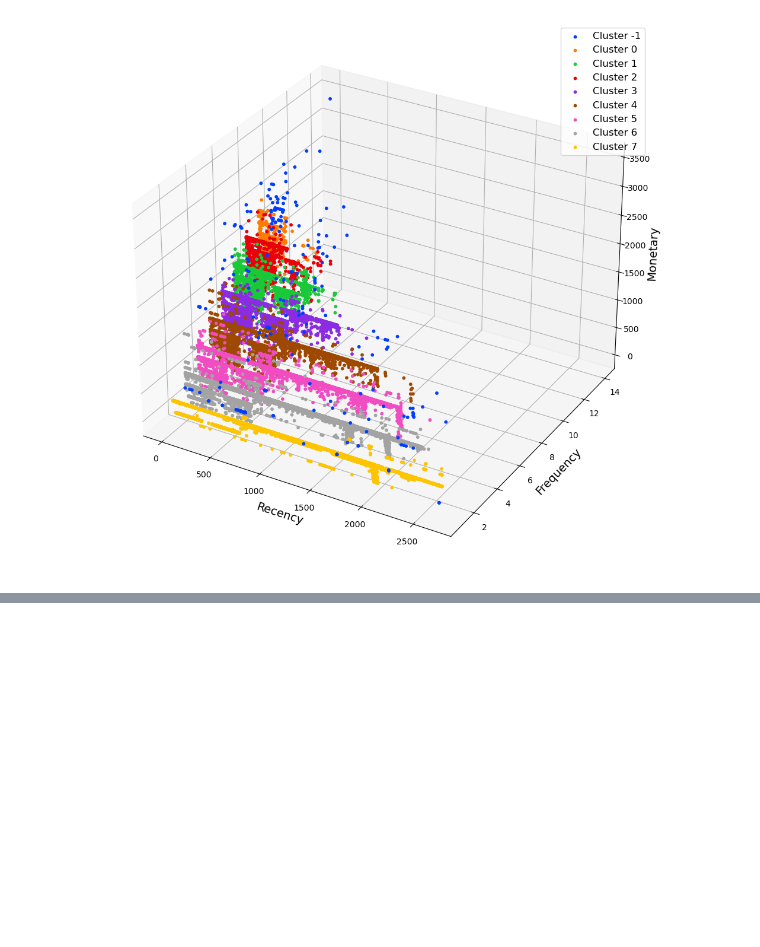
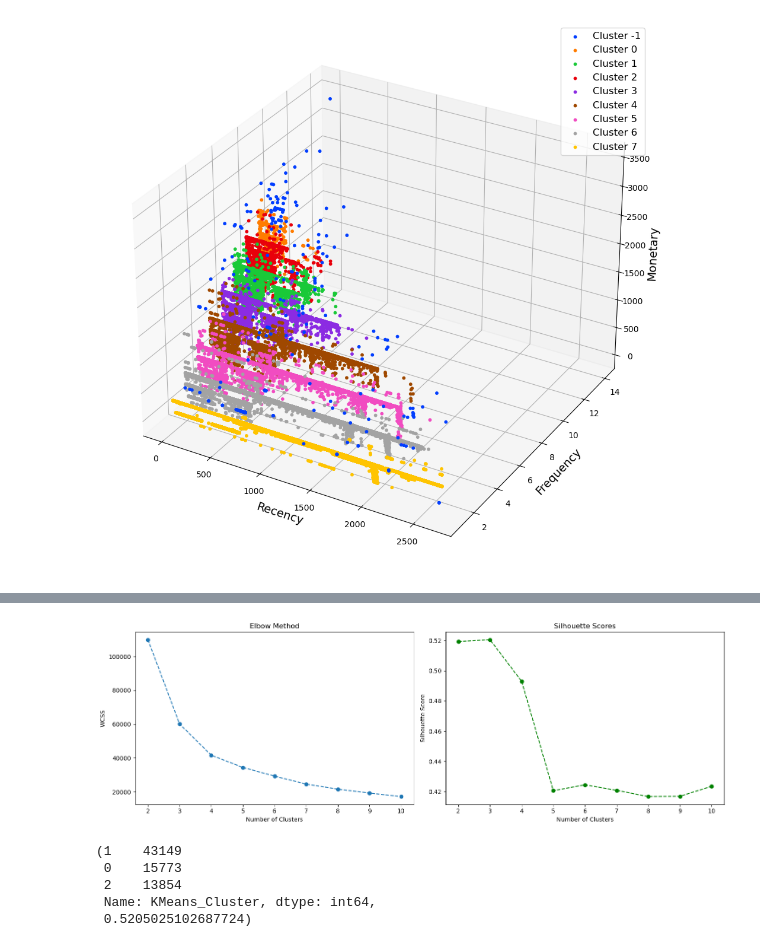
Before and after one commit to jiackylee/RFM-CLV-CHURN-DATA, a Jupyter notebook: merged_data_RFM.ipynb, the cells around one changed output, grey strips where cells are left out. Drawn from its saved outputs; the diff is of its cells as text; code cells hidden in the pictures; blank space fills up the shorter version.

```diff
--- a/merged_data_RFM.ipynb
+++ b/merged_data_RFM.ipynb
@@ -350,0 +408,62 @@ plt.show()
+# %%
+# 计算最佳K值
+from sklearn.cluster import KMeans
+
+# Re-running the code to determine optimal k value
+
+wcss = []
+silhouette_scores = []
+k_values = range(2, 11)  # We will check k values from 2 to 10
+
+for k in k_values:
+    kmeans = KMeans(n_clusters=k, random_state=42)
+    kmeans.fit(rfm_scaled_values)
+    wcss.append(kmeans.inertia_)
+    silhouette_scores.append(silhouette_score(rfm_scaled_values, kmeans.labels_))
+
+# Plotting the results
+fig, ax = plt.subplots(1, 2, figsize=(15, 5))
+
+# Elbow method
+ax[0].plot(k_values, wcss, marker='o', linestyle='--')
+ax[0].set_title('Elbow Method')
+ax[0].set_xlabel('Number of Clusters')
+ax[0].set_ylabel('WCSS')
+
+# Silhouette scores
+ax[1].plot(k_values, silhouette_scores, marker='o', linestyle='--', color='green')
+ax[1].set_title('Silhouette Scores')
+ax[1].set_xlabel('Number of Clusters')
+ax[1].set_ylabel('Silhouette Score')
+
+plt.tight_layout()
+plt.show()
+# %% [output]
+[figure, added]
+# %%
+# 确定最佳k值为3的结果
+
+from sklearn.cluster import KMeans
+from sklearn.metrics import silhouette_score
+
+# Step 1: Data preprocessing
+rfm_values = rfm[['Recency', 'Frequency', 'Monetary']].values
+rfm_scaled_values = scaler.transform(rfm_values)
+
+# Step 2: Run K-means clustering
+k = 3
+kmeans = KMeans(n_clusters=k, random_state=42)
+rfm['KMeans_Cluster'] = kmeans.fit_predict(rfm_scaled_values)
+
+# Step 3: Evaluate the clusters
+silhouette_avg = silhouette_score(rfm_scaled_values, rfm['KMeans_Cluster'])
+
+# Cluster counts and silhouette score
+cluster_counts = rfm['KMeans_Cluster'].value_counts()
+cluster_counts, silhouette_avg
+# %% [output]
+(1    43149
+ 0    15773
+ 2    13854
+ Name: KMeans_Cluster, dtype: int64,
+ 0.5205025102687724)
```
Also changed, not shown: parts of 5 cells of this notebook.
